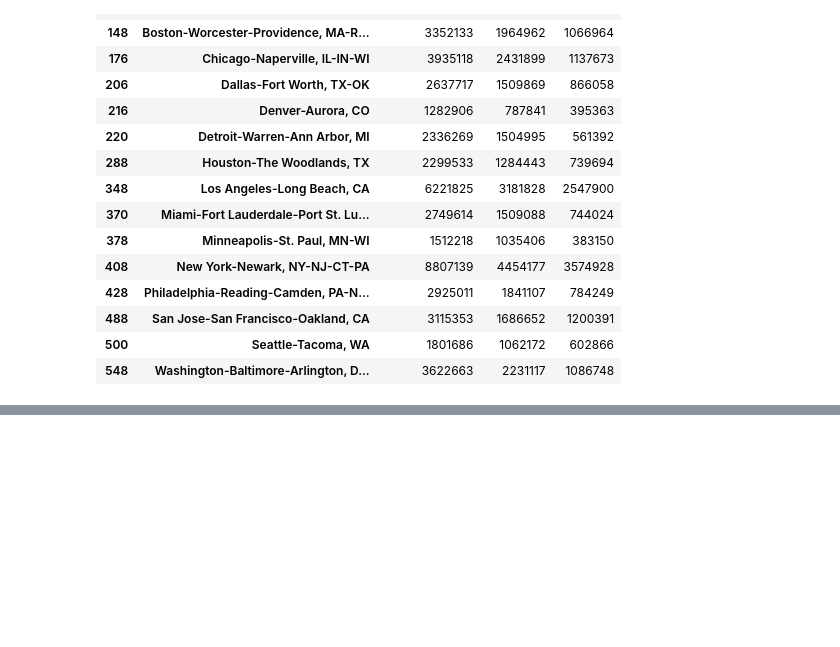
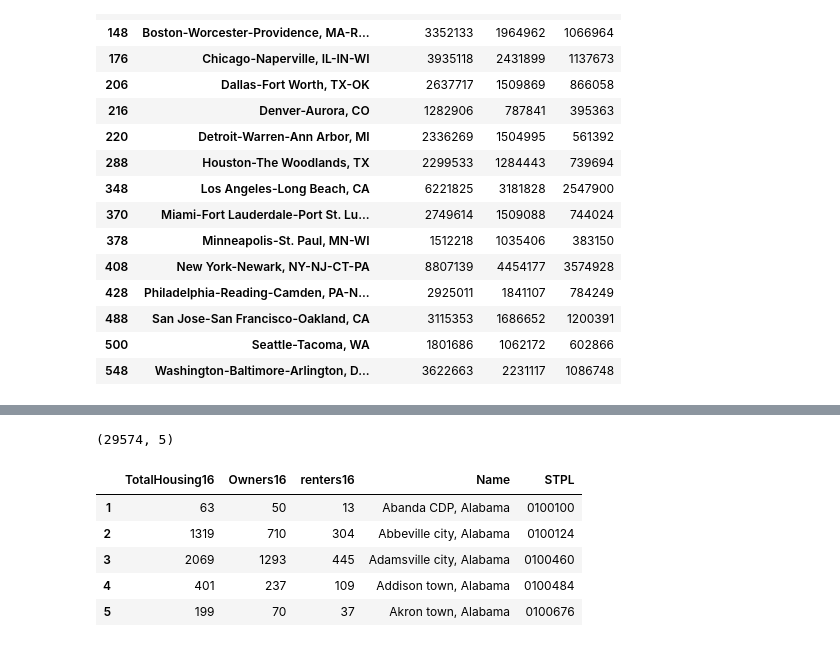
Before and after one commit to NYCPlanning/rp-USmetros_comparison, a Jupyter notebook: 3-Housing_byTenure_ACS5.ipynb, the cells around one changed output, grey strips where cells are left out. Saved outputs shown, nothing was run; the diff lists cells and outputs as text; code cells hidden in the pictures; blank space fills up the shorter version.

```diff
--- a/3-Housing_byTenure_ACS5.ipynb
+++ b/3-Housing_byTenure_ACS5.ipynb
@@ -404,0 +409,27 @@ CSA_housing.to_csv('exports/CSA_housing10-16_NEW.csv')
+# %%
+# HU2016 data for all counties in the US
+placeHU16 = pd.read_json('https://api.census.gov/data/2016/acs/acs5?get='+
+                         totalHU + ',' +
+                         owner + ',' +
+                         renter +',NAME&for=place:*&in=state:*')
+placeHU16.columns = placeHU16.iloc[0]
+placeHU16 = placeHU16[1:]
+
+placeHU16['state'] = placeHU16['state'].apply(lambda x: '{0:0>2}'.format(x))
+placeHU16['place'] = placeHU16['place'].apply(lambda x: '{0:0>3}'.format(x))
+placeHU16['STPL'] = placeHU16[['state', 'place']].apply(lambda x: ''.join(x), axis=1)
+
+placeHU16 = placeHU16.drop(['state', 'place'], axis=1)
+placeHU16.columns = ['TotalHousing16', 'Owners16', 'renters16',
+                     'Name', 'STPL']
+
+print(placeHU16.shape)
+placeHU16.head()
+# %% [output]
+(29574, 5)
+|  | TotalHousing16 | Owners16 | renters16 | Name | STPL |
+| 1 | 63 | 50 | 13 | Abanda CDP, Alabama | 0100100 |
+| 2 | 1319 | 710 | 304 | Abbeville city, Alabama | 0100124 |
+| 3 | 2069 | 1293 | 445 | Adamsville city, Alabama | 0100460 |
+| 4 | 401 | 237 | 109 | Addison town, Alabama | 0100484 |
+| 5 | 199 | 70 | 37 | Akron town, Alabama | 0100676 |
```
Also changed, not shown: parts of 6 cells of this notebook, 32 other files.
